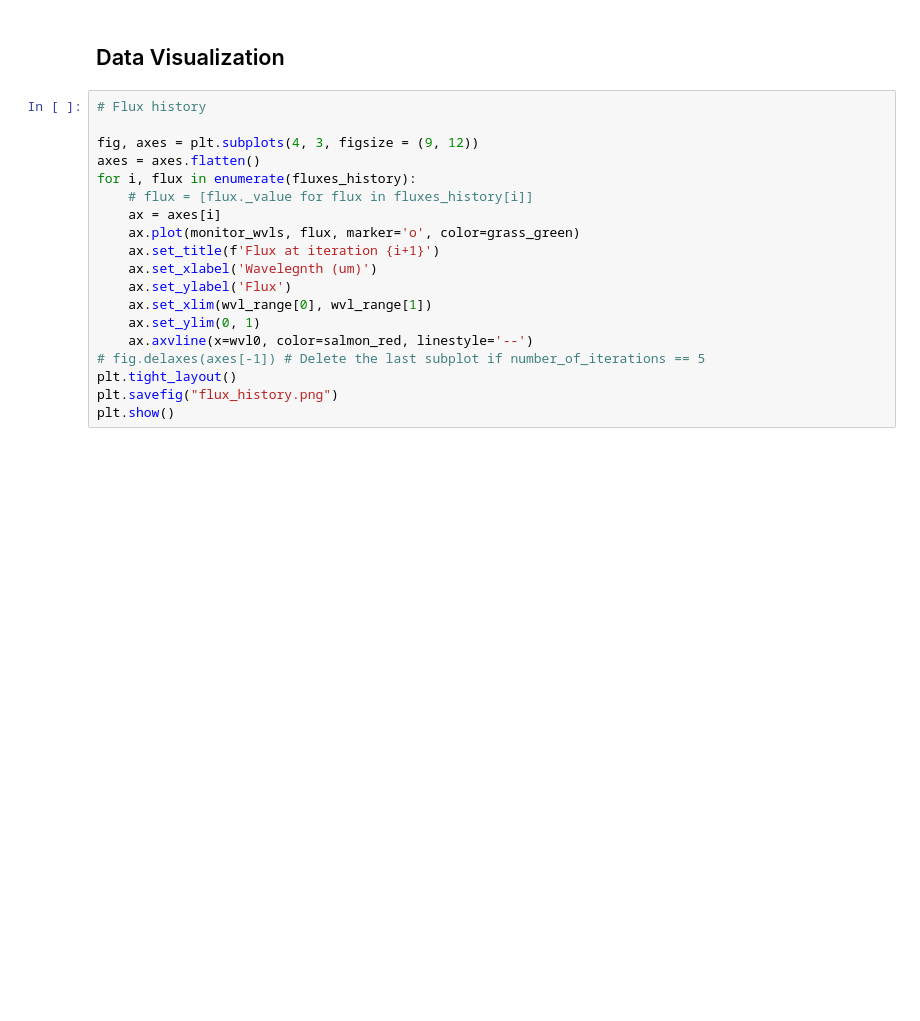
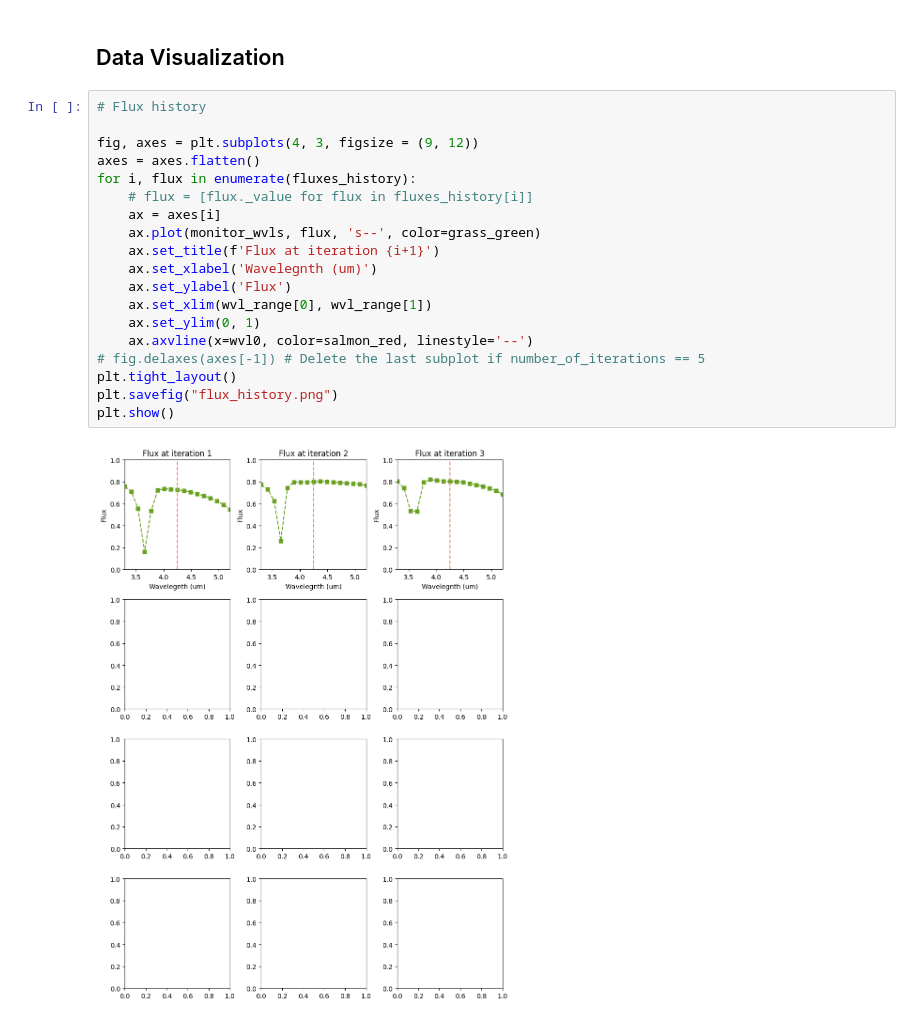
Before and after one commit to FangruLin144/Inverse-Design-of-MIM-Metamaterials, a Jupyter notebook: design2_v3.1_variable_LR.ipynb, the cells around one changed output. Saved outputs shown, nothing was run; the diff lists cells and outputs as text; blank space fills up the shorter version.

```diff
--- a/design2_v3.1_variable_LR.ipynb
+++ b/design2_v3.1_variable_LR.ipynb
@@ -638,22 +684,24 @@ NotImplementedError: Can't perform multi-frequency autograd with several adjoint
 # %%
 # Flux history
 
 fig, axes = plt.subplots(4, 3, figsize = (9, 12))
 axes = axes.flatten()
 for i, flux in enumerate(fluxes_history):
     # flux = [flux._value for flux in fluxes_history[i]]
     ax = axes[i]
-    ax.plot(monitor_wvls, flux, marker='o', color=grass_green)
+    ax.plot(monitor_wvls, flux, 's--', color=grass_green)
     ax.set_title(f'Flux at iteration {i+1}')
     ax.set_xlabel('Wavelegnth (um)')
     ax.set_ylabel('Flux')
     ax.set_xlim(wvl_range[0], wvl_range[1])
     ax.set_ylim(0, 1)
     ax.axvline(x=wvl0, color=salmon_red, linestyle='--')
 # fig.delaxes(axes[-1]) # Delete the last subplot if number_of_iterations == 5
 plt.tight_layout()
 plt.savefig("flux_history.png")
 plt.show()
+# %% [output]
+[figure, added]
 # %%
 # Error history
 plt.figure(figsize=(3, 3))
```
Also changed, not shown: parts of 14 cells of this notebook.
